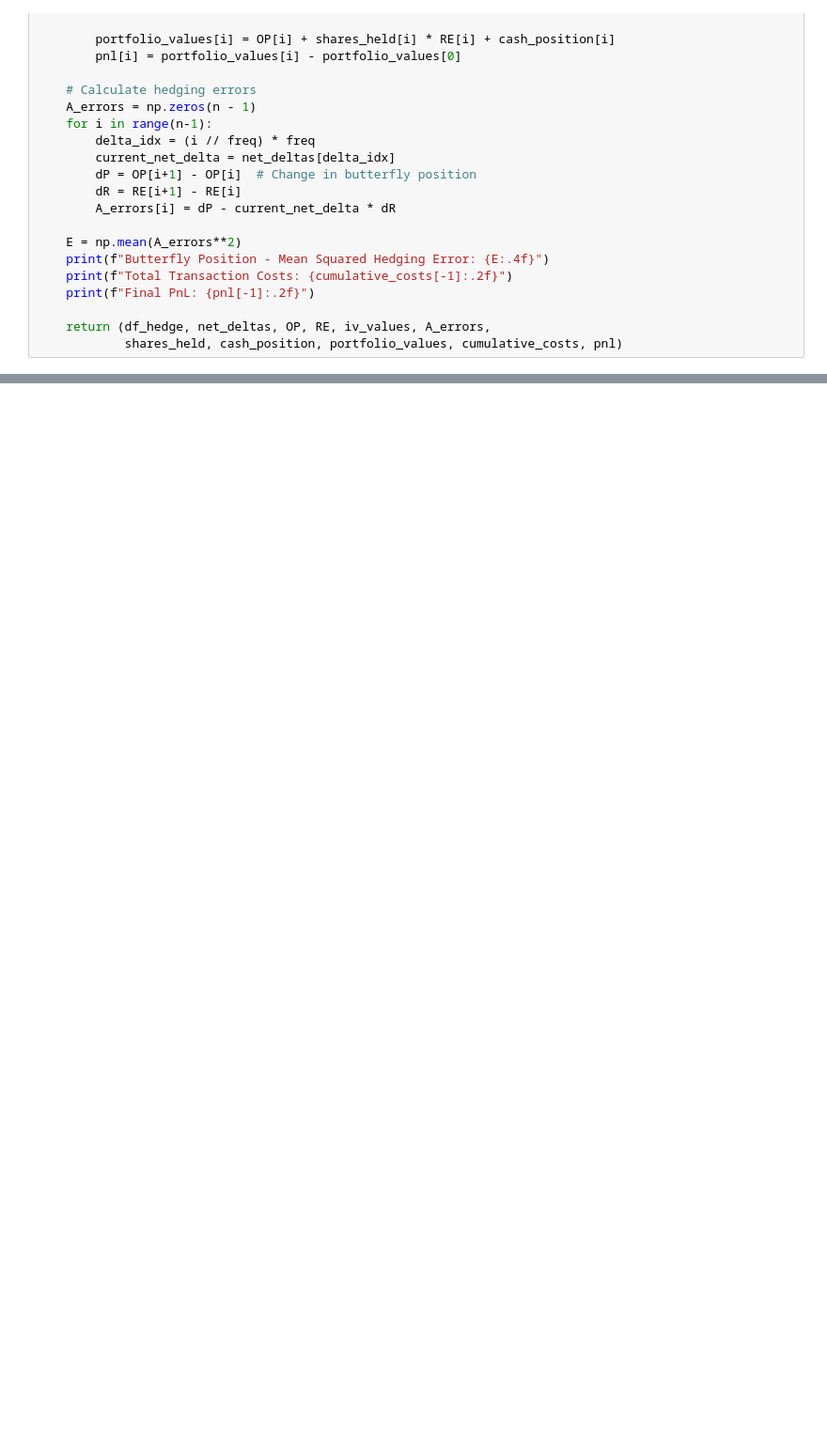
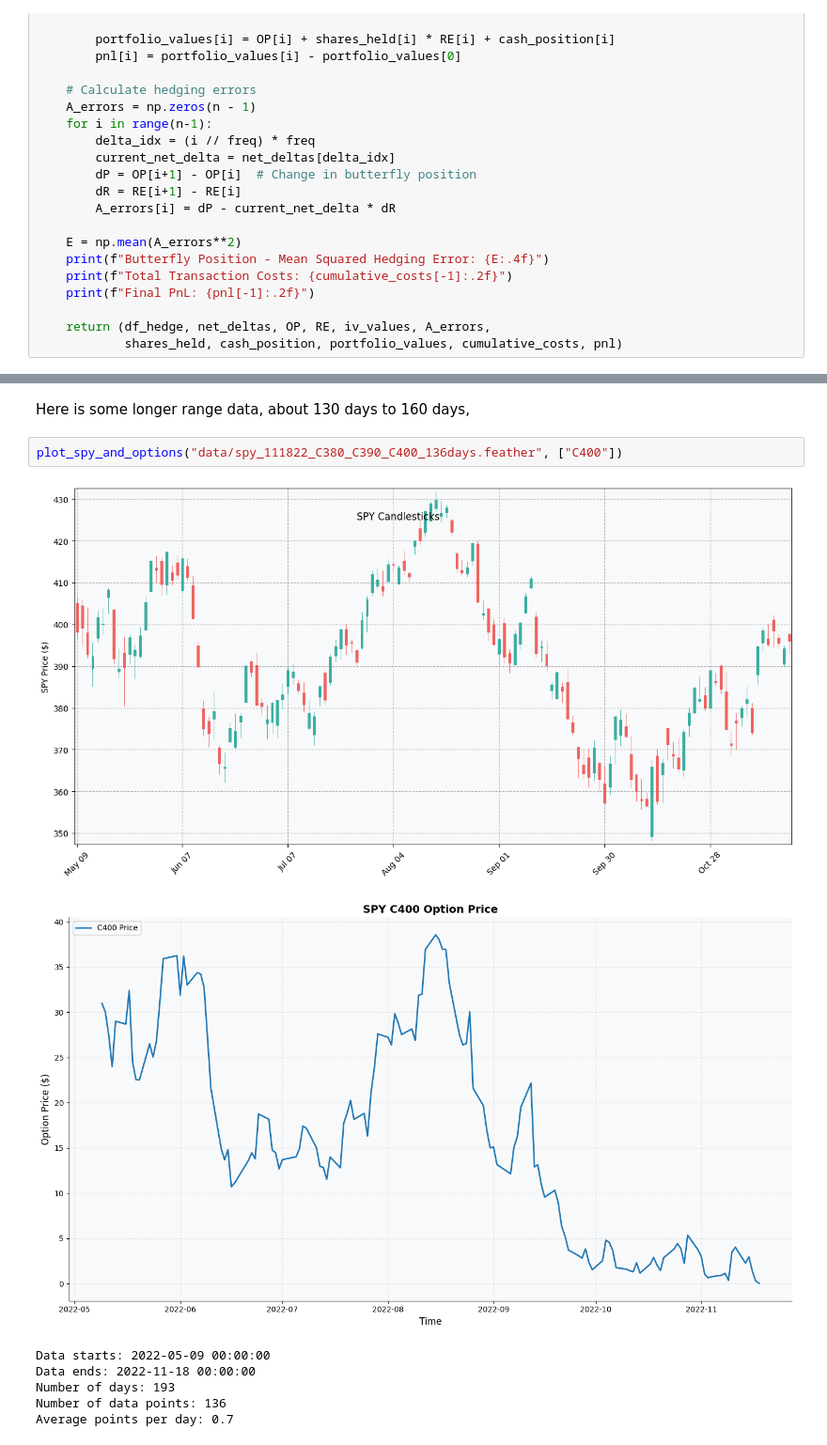
Before and after one commit to MariusBoda/Options_Hedging_Project, a Jupyter notebook: hedging_project.ipynb, the cells around one changed output, grey strips where cells are left out. Shown at 94% size. Drawn from its saved outputs; the diff is of its cells as text; blank space fills up the shorter version.

```diff
--- a/hedging_project.ipynb
+++ b/hedging_project.ipynb
@@ -507,3 +512,15 @@ Butterfly Position - Mean Squared Hedging Error: 2.9976
 Total Transaction Costs: 0.24
 Final PnL: 2.17
 [figure]
+# %% [markdown]
+Here is some longer range data, about 130 days to 160 days,
+# %%
+plot_spy_and_options("data/spy_111822_C380_C390_C400_136days.feather", ["C400"])
+# %% [output]
+[figure, added]
+[figure, added]
+Data starts: 2022-05-09 00:00:00
+Data ends: 2022-11-18 00:00:00
+Number of days: 193
+Number of data points: 136
+Average points per day: 0.7
```
Also changed, not shown: parts of 20 cells of this notebook, 2 other files.
